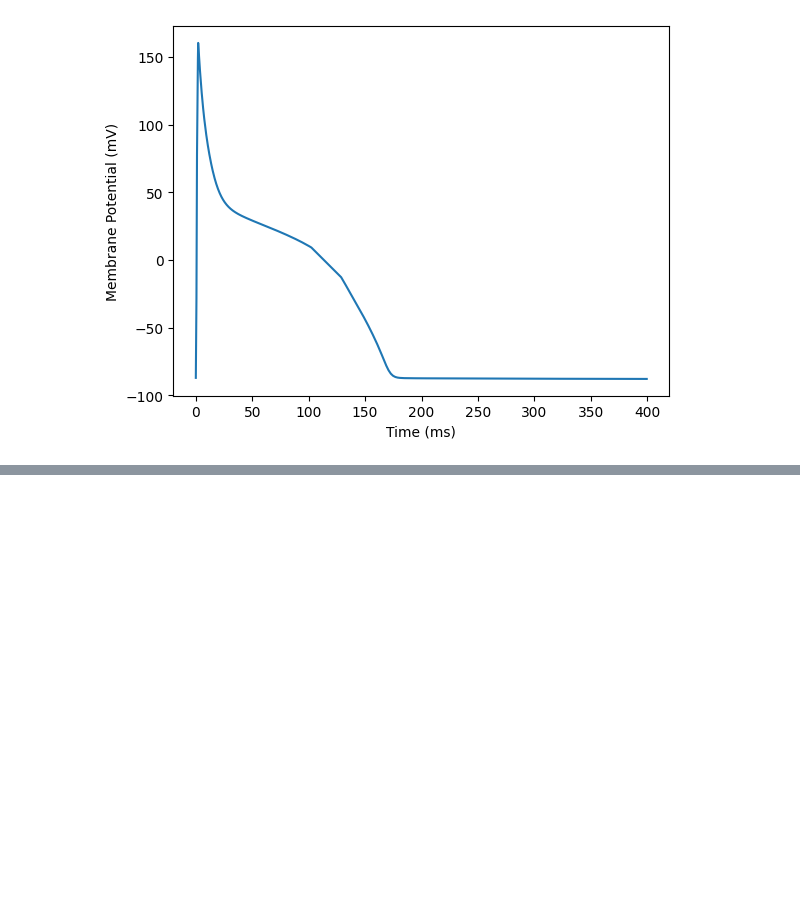
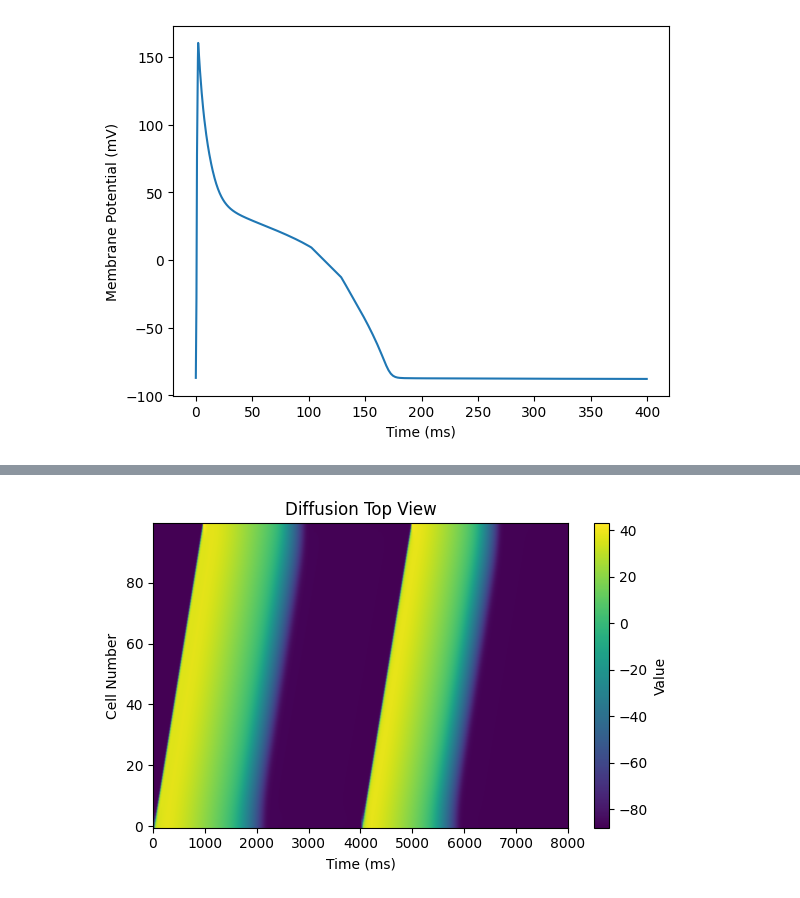
Before and after one commit to Richard71111/ID_hetg_NN, a Jupyter notebook: test.ipynb, the cells around one changed output, grey strips where cells are left out. Cells and saved outputs as stored; diff of their text form; code cells hidden in the pictures; blank space fills up the shorter version.

```diff
--- a/test.ipynb
+++ b/test.ipynb
@@ -69,0 +297,15 @@ Text(0, 0.5, 'Membrane Potential (mV)')
+# %%
+plt.figure(figsize=(6,4))
+plt.imshow(data_u.T,
+           aspect='auto',
+           origin='lower',
+           cmap='viridis')
+
+plt.colorbar(label='Value')
+plt.xlabel('Time (ms)')
+plt.ylabel('Cell Number')
+plt.title('Diffusion Top View')
+plt.tight_layout()
+plt.show()
+# %% [output]
+[figure, added]
```
Also changed, not shown: parts of 10 cells of this notebook, 4 other files.
